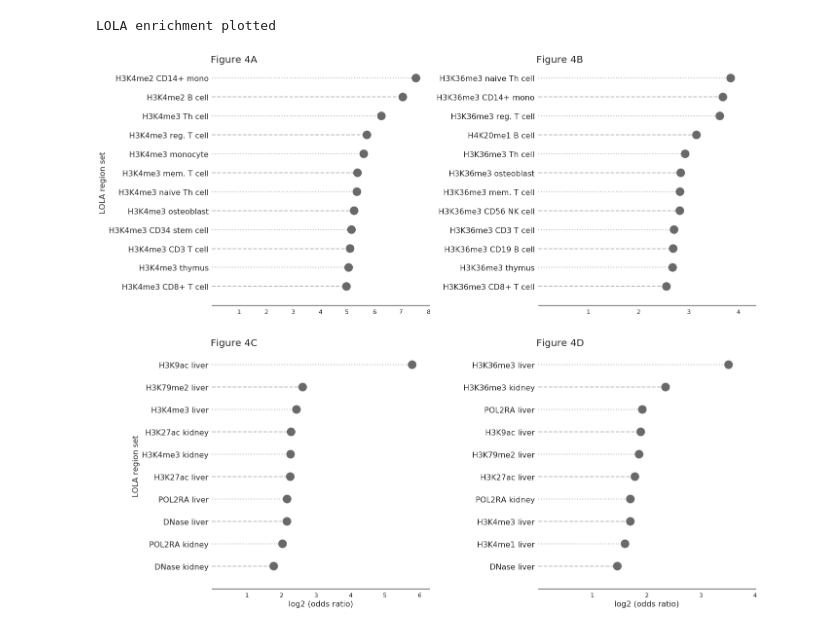
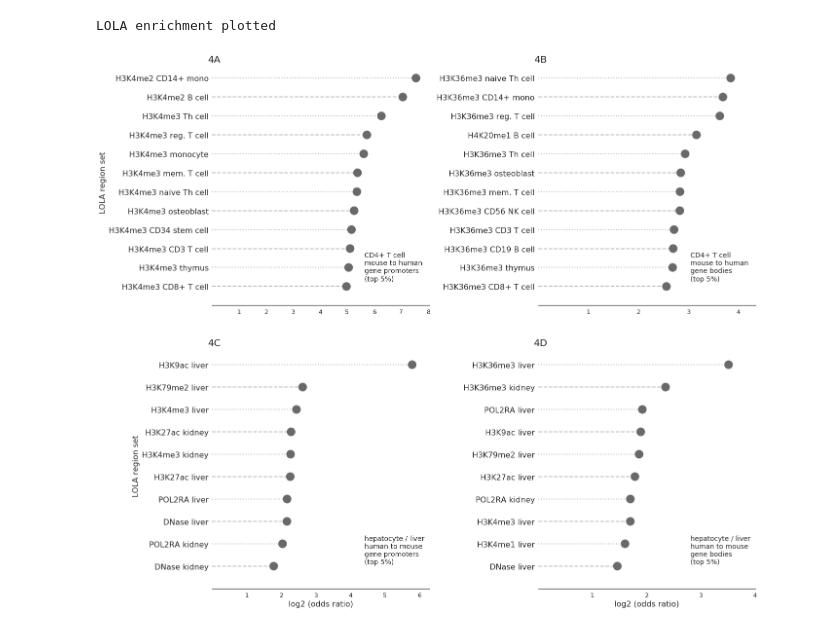
Before and after one commit to ptrebert/project-cross-species, a Jupyter notebook: notebooks/plotting/plot_lola_marked_bubble_inv.ipynb, the cells around one changed output. Cells and saved outputs as stored; diff of their text form; code cells hidden in the pictures.

```diff
--- a/notebooks/plotting/plot_lola_marked_bubble_inv.ipynb
+++ b/notebooks/plotting/plot_lola_marked_bubble_inv.ipynb
@@ -235,6 +235,11 @@ def plot_enrich_bubblechart(plot_params):
     fig, axes = plt.subplots(figsize=(20, 20), nrows=2, ncols=2)
     axes = axes[0][0], axes[0][1], axes[1][0], axes[1][1]
 
+    panel_label = {'4A': 'CD4+ T cell\nmouse to human\ngene promoters\n(top 5%)',
+                   '4B': 'CD4+ T cell\nmouse to human\ngene bodies\n(top 5%)',
+                   '4C': 'hepatocyte / liver\nhuman to mouse\ngene promoters\n(top 5%)',
+                   '4D': 'hepatocyte / liver\nhuman to mouse\ngene bodies\n(top 5%)'}
+
     extra_artists = []
     for fk, ax, step, xl, yl in zip(
                                     sorted(plot_params.keys()),
@@ -260,41 +265,35 @@ def plot_enrich_bubblechart(plot_params):
         x_ticks = np.arange(1, np.ceil(x_vals.max()) + 1, step)
         ax.set_xticks(x_ticks)
         ax.set_yticks(y_vals)
         ax.set_yticklabels(labels, fontsize=16)
 
-#         leg_patch = []
-#         for size, rel, label in zip(bubble_size, bubble_relation, bubble_label):
-#             patch = plt.scatter([], [], marker='o', c='dimgrey', s=size,
-#                                  label=r'${} $ {}'.format(rel, label))
-#             leg_patch.append(patch)
-
-#         leg_qv = ax.legend(handles=leg_patch, loc=4, title='q-value',
-#                             fontsize=14)
+        ax.text(0.7, 0.1, panel_label[fk], transform=ax.transAxes,
+                fontdict={'fontsize': 14})
 
         a, b = 'dashed', 'dotted'
         x_limit = x_vals.max()
         for x_loc, y_loc in zip(x_vals, y_vals):
             a, b = b, a
             ax.hlines(y=y_loc, xmin=0, xmax=x_loc,
                        colors='darkgrey', linewidths=2,
                        linestyles=a, alpha=0.8)
         if xl:
             ax.set_xlabel('log2 (odds ratio)', fontsize=16)
         if yl:
             ax.set_ylabel('LOLA region set', fontsize=16)
-        tt = ax.set_title('Figure {}'.format(fk), fontsize=20)
-        tt.set_position([0.1, 0.975])
+        tt = ax.set_title(fk, fontsize=20)
+        tt.set_position([0.01, 0.975])
         ax.spines['top'].set_visible(False)
         ax.spines['right'].set_visible(False)
         ax.spines['left'].set_visible(False)
     plt.subplots_adjust(hspace=0.15, wspace=0.5)
     return fig, []
 
 
 if run_lola_enrich:
     marked_genes = [(os.path.join(supp_folder, 'lola', fn[0]), fn[1], fn[2], fn[3]) for fn in marked_enrich]
     exec_lola_enrich(marked_genes)
     print('LOLA enrichment plotted')
 # %% [output]
 LOLA enrichment plotted
-[figure, old version]
+[figure, new version]
```
Also changed, not shown: 17 other files.
